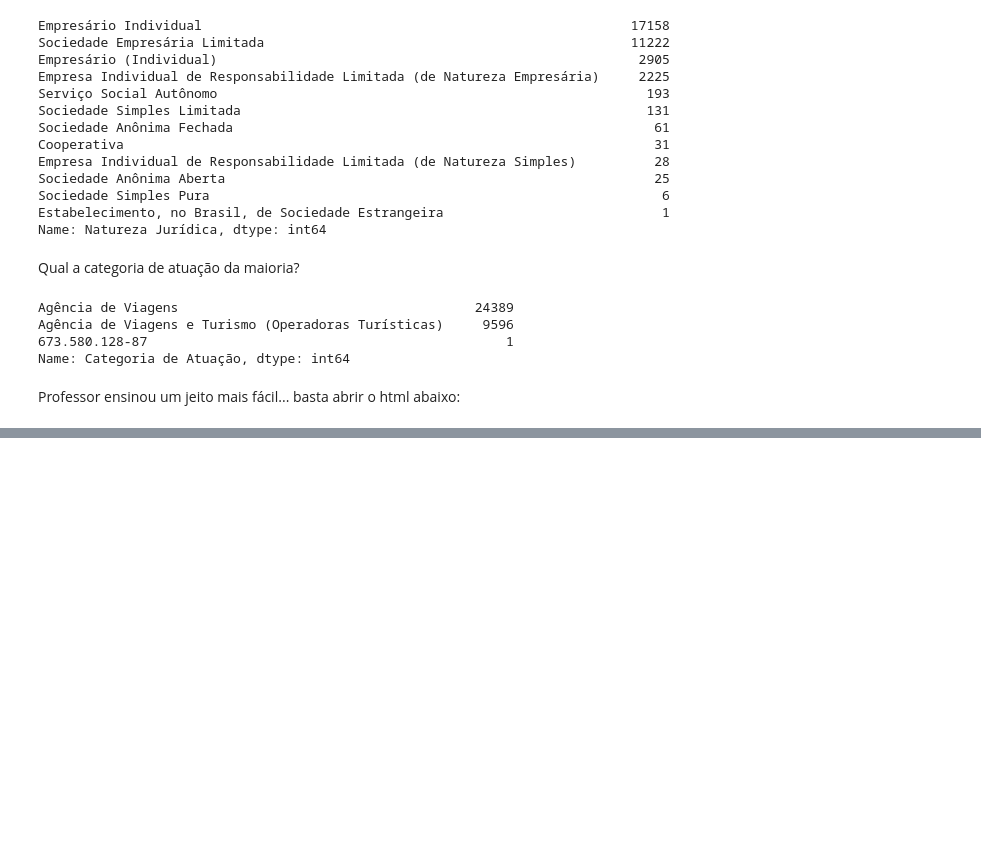
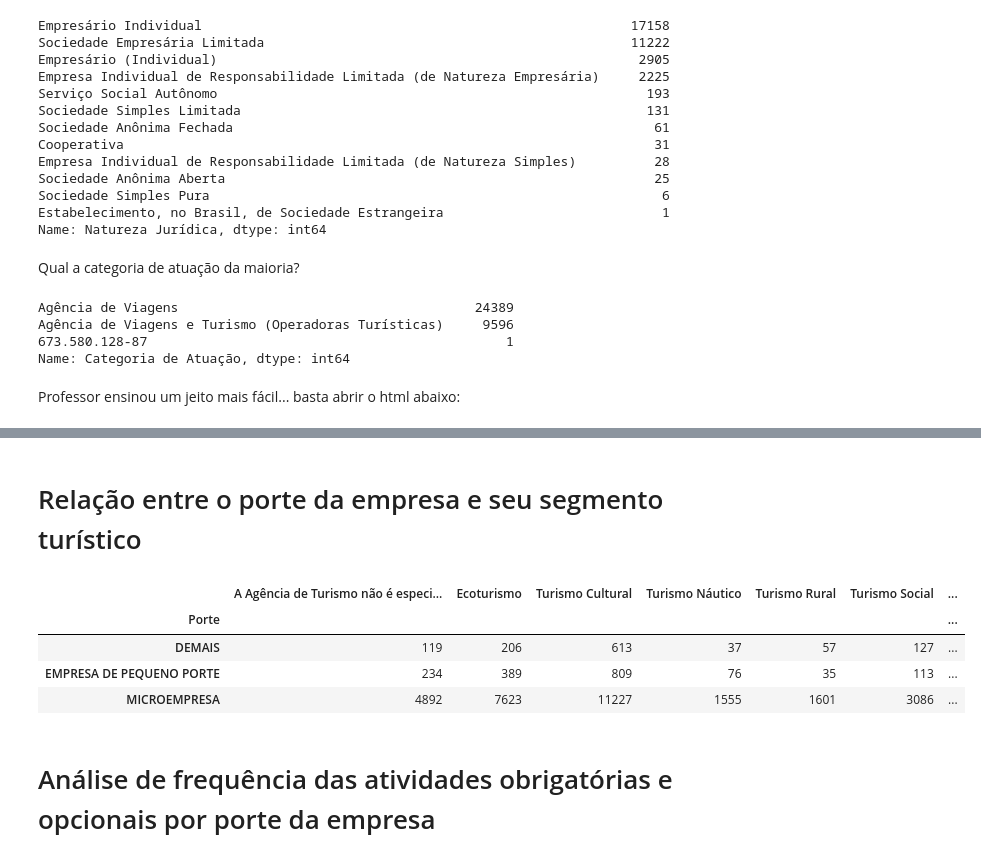
Before and after one commit to teodororo/top-4-turismo, a Jupyter notebook: EDA.ipynb, the cells around one changed output, grey strips where cells are left out. Drawn from its saved outputs; the diff is of its cells as text; code cells hidden in the pictures; blank space fills up the shorter version.

```diff
--- a/EDA.ipynb
+++ b/EDA.ipynb
@@ -100,0 +222,59 @@ design_report.to_file(output_file='report.html')
+# %% [markdown]
+# Relação entre o porte da empresa e seu segmento turístico
+# %%
+size_and_segments = df.copy()
+
+size_and_segments = size_and_segments[["Porte", "Segmentos Turísticos"]]
+
+dummies = size_and_segments["Segmentos Turísticos"].str.get_dummies(sep="|")
+size_and_segments = pd.concat([size_and_segments, dummies], axis=1)
+
+size_and_segments = size_and_segments.drop("Segmentos Turísticos", axis=1)
+
+grouped = size_and_segments.groupby("Porte").sum()
+
+grouped = grouped.copy()
+
+grouped = grouped.loc[:, grouped.columns[grouped.sum() != 1]]
+
+grouped = grouped.drop("-", axis=1)
+
+grouped.head()
+
+colors = ["#1f77b4", "#ff7f0e", "#2ca02c", "#d62728", "#9467bd",
+          "#8c564b", "#e377c2", "#7f7f7f", "#bcbd22", "#17becf",
+          "#adb0ff", "#ffadad", "#1a2b3c"]
+
+segment_order = ["Ecoturismo", "Turismo Cultural", "Turismo Náutico", "Turismo Rural",
+                 "Turismo Social", "Turismo de Aventura", "Turismo de Esporte",
+                 "Turismo de Estudo e Intercâmbio", "Turismo de Negócios e Eventos",
+                 "Turismo de Pesca", "Turismo de Saúde", "Turismo de Sol e Praia",
+                 "A Agência de Turismo não é especialista em nenhum dos segmentos turísticos antes citados"]
+
+grouped_perc = grouped.div(grouped.sum(axis=1), axis=0)
+grouped_perc = grouped_perc.reindex(columns=segment_order)
+
+grouped_perc = grouped_perc.sort_values(by="Porte", ascending=False)
+
+fig, ax = plt.subplots(figsize=(16, 10))
+grouped_perc.plot(kind="bar", stacked=True, ax=ax, color=colors)
+ax.set_xticklabels(grouped_perc.index, rotation=0)
+ax.set_xlabel("Porte das Empresas")
+ax.set_ylabel("Proporção de Empresas")
+ax.set_title("Segmentos Turísticos por Porte de Empresas")
+
+handles = []
+for i, _ in enumerate(segment_order):
+    handles.append(plt.Rectangle((0,0),1,1,fc=colors[i], edgecolor="none"))
+ax.legend(handles, segment_order, loc="upper left", bbox_to_anchor=(1, 1))
+
+plt.tight_layout()
+plt.show()
+# %% [output]
+|  | A Agência de Turismo não é especi... | Ecoturismo | Turismo Cultural | Turismo Náutico | Turismo Rural | Turismo Social | ... |
+| Porte |  |  |  |  |  |  | ... |
+| DEMAIS | 119 | 206 | 613 | 37 | 57 | 127 | ... |
+| EMPRESA DE PEQUENO PORTE | 234 | 389 | 809 | 76 | 35 | 113 | ... |
+| MICROEMPRESA | 4892 | 7623 | 11227 | 1555 | 1601 | 3086 | ... |
+# %% [markdown]
+# Análise de frequência das atividades obrigatórias e opcionais por porte da empresa
```
Also changed, not shown: parts of 17 cells of this notebook.
